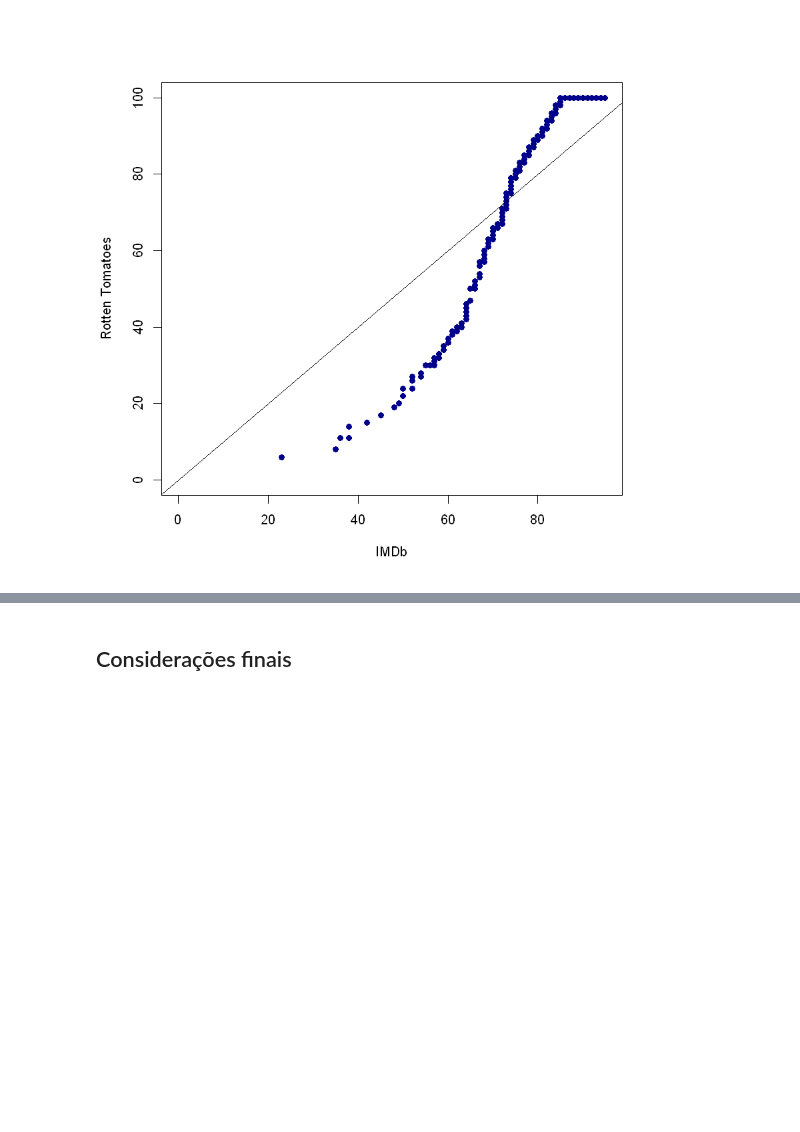
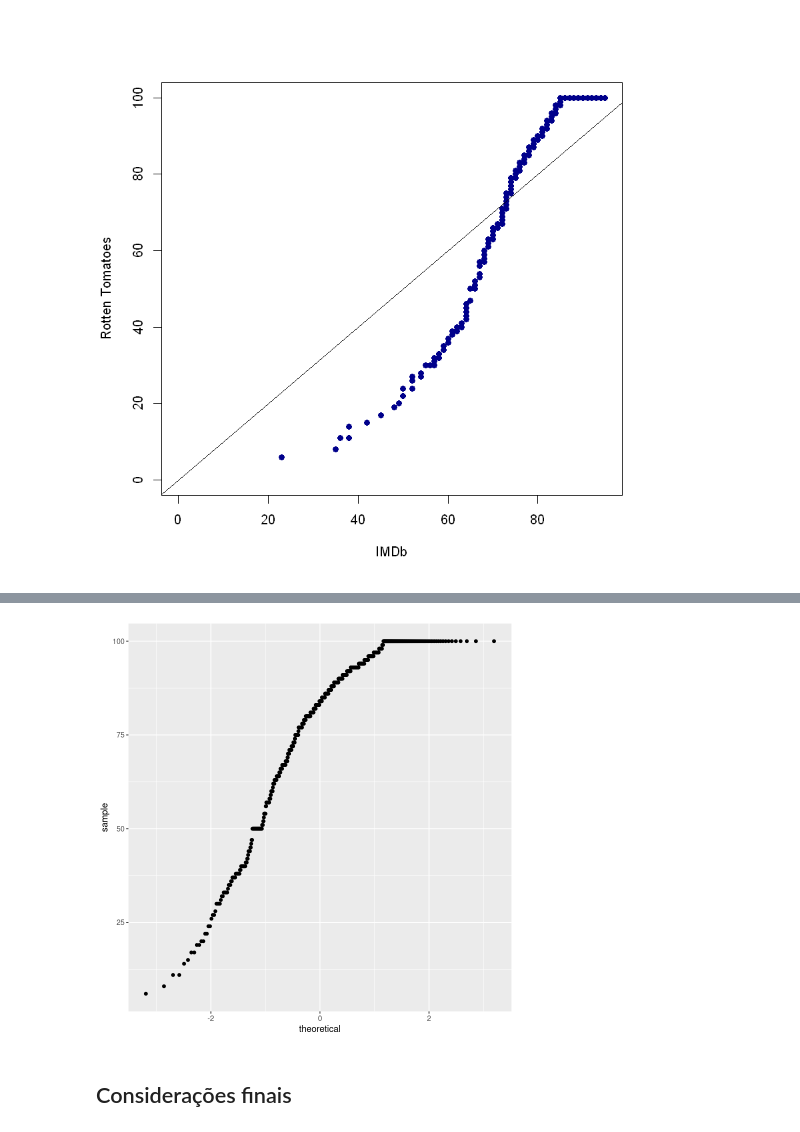
Before and after one commit to igorcj/AEDV, a Jupyter notebook: TV-Shows_Michels.ipynb, the cells around one changed output, grey strips where cells are left out. Saved outputs shown, nothing was run; the diff lists cells and outputs as text; code cells hidden in the pictures; blank space fills up the shorter version.

```diff
--- a/TV-Shows_Michels.ipynb
+++ b/TV-Shows_Michels.ipynb
@@ -437,0 +445,4 @@ abline(0, 1)
+# %%
+## qq plot
+cshows %>% ggplot(aes(sample=Rotten_Tomatoes))+stat_qq()
+# %% [output]
@@ -438,3 +451,4 @@ abline(0, 1)
+[figure, added]
 # %% [markdown]
 ## Considerações finais
 # %% [markdown]
```
Also changed, not shown: parts of 4 cells of this notebook.
